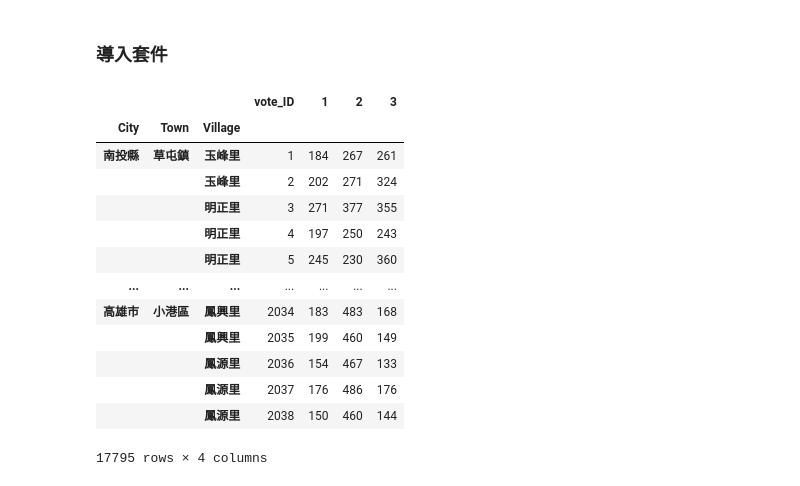
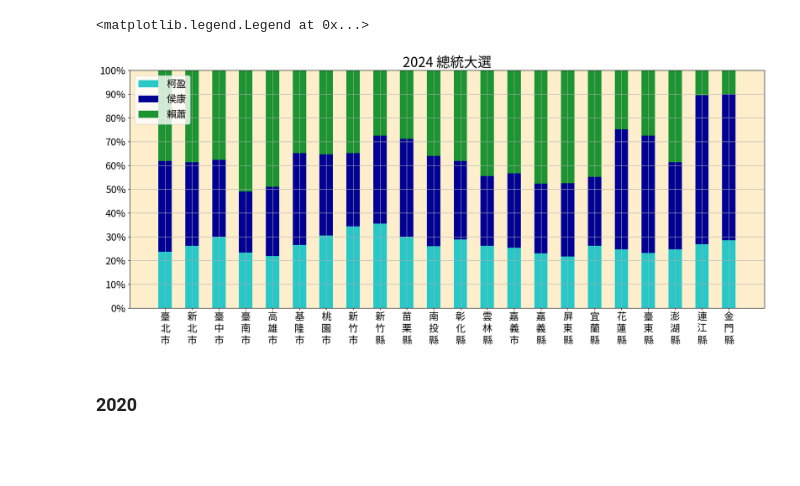
Before and after one commit to sppool/2024-President-election, a Jupyter notebook: 2024 總統票.ipynb, the cells around one changed output. Cells and saved outputs as stored; diff of their text form; code cells hidden in the pictures; blank space fills up the shorter version.

```diff
--- a/2024 總統票.ipynb
+++ b/2024 總統票.ipynb
@@ -0,0 +32,7 @@
+# %%
+City_lst = ['臺北市', '新北市', '臺中市', '臺南市', '高雄市', '基隆市', '桃園市', '新竹市', '新竹縣', '苗栗縣', '南投縣', '彰化縣', '雲林縣', '嘉義市', '嘉義縣', '屏東縣',  '宜蘭縣', '花蓮縣', '臺東縣', '澎湖縣', '連江縣', '金門縣']
+presient24 = Presient2024.iloc[:, -3:].groupby('City').sum().loc[City_lst].copy()
+presient24.columns = ['柯盈', '賴蕭', '侯康']
+c_lst = ['#28C8C8', '#1B9431', '#000095'] # 色碼
+
+display(presient24)
@@ -0,0 +64,14 @@
+# %%
+fig = plt.figure(figsize=(16, 6))
+ax = fig.add_axes([0, 0, 1, 1], facecolor='#ffeecc')
+
+for i in range(3):
+    ax.plot(arr[i], 'o:', c=c_lst[i], ms=8, lw=3, alpha=0.75, label=presient24.columns[i])
+
+xticks = list(presient24.index.str[-3]  + '\n' + presient24.index.str[-2] + '\n' + presient24.index.str[-1])
+plt.xticks(range(22), xticks, fontsize=18, horizontalalignment='center')
+plt.yticks(range(0, 71, 10), [str(s)+'%' for s in range(0, 71, 10)], fontsize=18)
+plt.ylim([0, 70])
+plt.title('2024 總統大選', fontsize=25)
+ax.grid(True)
+plt.legend(loc=2, fontsize=18)
@@ -1,2 +81,22 @@
+# %%
+sort = [0, 2, 1] # 重新排列政黨
+arrsort = arr[sort]
+
+fig = plt.figure(figsize=(16, 6))
+ax = fig.add_axes([0, 0, 1, 1], facecolor='#ffeecc')
+
+for i in range(3):
+    ax.bar(np.arange(22), arr[sort[i]], 0.5,  yerr=np.zeros(22), color=c_lst[sort[i]],  bottom=arrsort[0:i, :].sum(0), label=presient24.columns[sort[i]])
+
+xticks = list(presient24.index.str[-3]  + '\n' + presient24.index.str[-2] + '\n' + presient24.index.str[-1])
+plt.xticks(range(22), xticks, fontsize=18, horizontalalignment='center')
+plt.yticks(range(0, 101, 10), [str(s)+'%' for s in range(0, 101, 10)], fontsize=18)
+plt.ylim([0, 100])
+plt.title('2024 總統大選', fontsize=25)
+ax.grid(True)
+plt.legend(loc=2, fontsize=18)
+# %% [output]
+<matplotlib.legend.Legend at 0x...>
+[figure, added]
 # %% [markdown]
-### 導入套件
+### 2020
@@ -32,17 +102,0 @@ data = pd.concat(data)
-# %%
-data
-# %% [output]
-|  |  |  | vote_ID | 1 | 2 | 3 |
-| City | Town | Village |  |  |  |  |
-| 南投縣 | 草屯鎮 | 玉峰里 | 1 | 184 | 267 | 261 |
-|  |  | 玉峰里 | 2 | 202 | 271 | 324 |
-|  |  | 明正里 | 3 | 271 | 377 | 355 |
-|  |  | 明正里 | 4 | 197 | 250 | 243 |
-|  |  | 明正里 | 5 | 245 | 230 | 360 |
-| ... | ... | ... | ... | ... | ... | ... |
-| 高雄市 | 小港區 | 鳳興里 | 2034 | 183 | 483 | 168 |
-|  |  | 鳳興里 | 2035 | 199 | 460 | 149 |
-|  |  | 鳳源里 | 2036 | 154 | 467 | 133 |
-|  |  | 鳳源里 | 2037 | 176 | 486 | 176 |
-|  |  | 鳳源里 | 2038 | 150 | 460 | 144 |
-17795 rows × 4 columns
```
Also changed, not shown: parts of 14 cells of this notebook, 13 other files.
